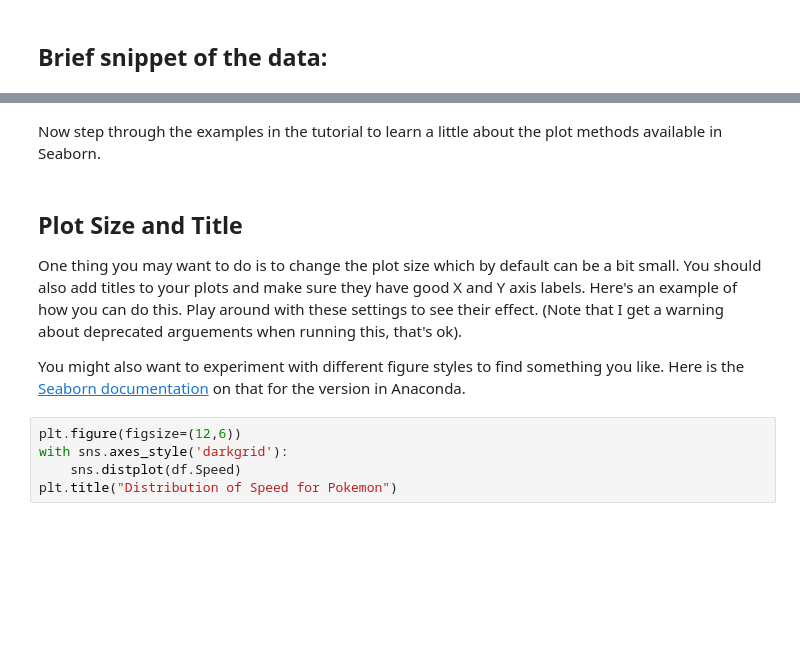
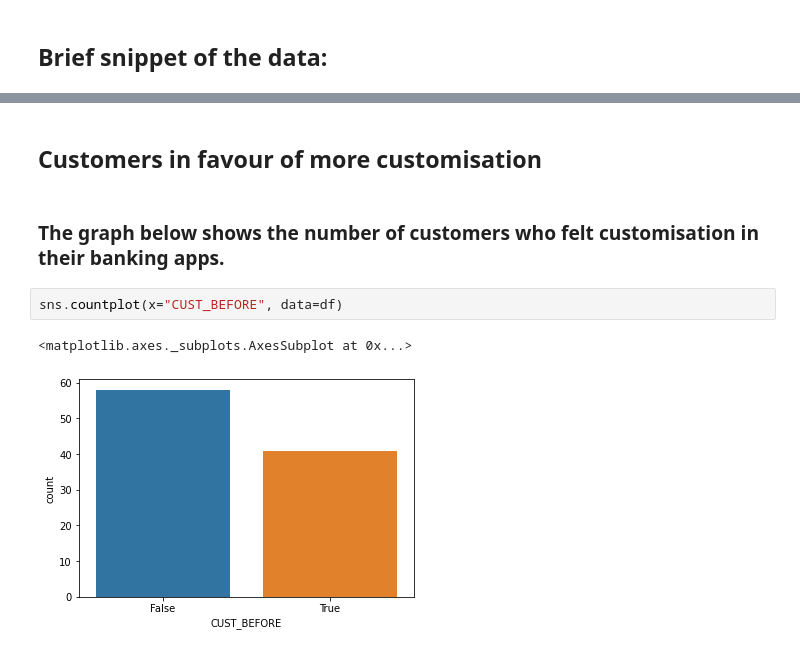
Before and after one commit to swarnim-madan/PACE-Project, a Jupyter notebook: Group 17/PACE.ipynb, the cells around one changed output, grey strips where cells are left out. Saved outputs shown, nothing was run; the diff lists cells and outputs as text; blank space fills up the shorter version.

Commit message:
data modification

```diff
--- a/Group 17/PACE.ipynb
+++ b/Group 17/PACE.ipynb
@@ -42,13 +46,9 @@ df.head()
-# %% [markdown]
-Now step through the examples in the tutorial to learn a little about the plot methods available in Seaborn.
-# %% [markdown]
-## Plot Size and Title
-
-One thing you may want to do is to change the plot size which by default can be a bit small.  You should also add titles to your plots and make sure they have good X and Y axis labels.  Here's an example of how you can do this.  Play around with these settings to see their effect.  (Note that I get a warning about deprecated arguements when running this, that's ok).
-
-You might also want to experiment with different figure styles to find something you like.  Here is the [Seaborn documentation](https://web.archive.org/web/20180621043054/https://seaborn.pydata.org/tutorial/aesthetics.html#seaborn-figure-styles) on that for the version in Anaconda.
-# %%
-plt.figure(figsize=(12,6))
-with sns.axes_style('darkgrid'):
-    sns.distplot(df.Speed)
-plt.title("Distribution of Speed for Pokemon")
+# %% [markdown]
+## Customers in favour of more customisation
+# %% [markdown]
+### The graph below shows the number of customers who felt customisation in their banking apps.
+# %%
+sns.countplot(x="CUST_BEFORE", data=df)
+# %% [output]
+<matplotlib.axes._subplots.AxesSubplot at 0x...>
+[figure, added]
```
Also changed, not shown: parts of 13 cells of this notebook.
